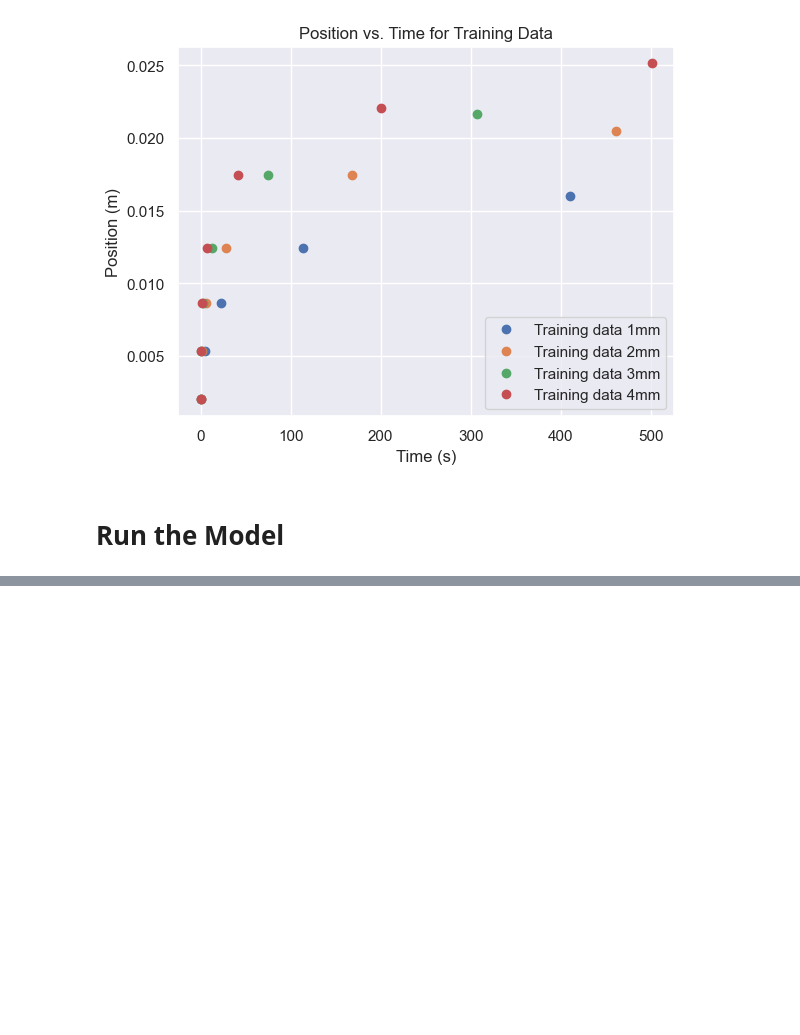
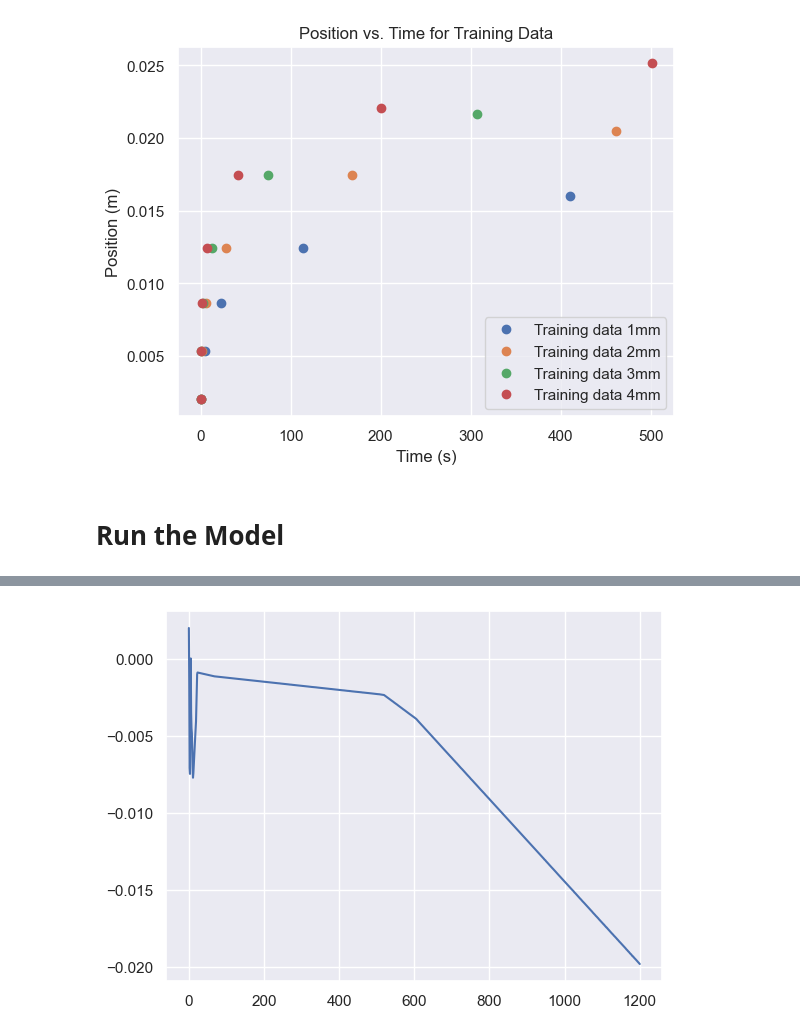
Before and after one commit to rahavdayan/pinns-model, a Jupyter notebook: src/ferrofluid/ferrofluid.ipynb, the cells around one changed output, grey strips where cells are left out. Saved outputs shown, nothing was run; the diff lists cells and outputs as text; code cells hidden in the pictures; blank space fills up the shorter version.

```diff
--- a/src/ferrofluid/ferrofluid.ipynb
+++ b/src/ferrofluid/ferrofluid.ipynb
@@ -102,0 +103,6 @@ plt.show()
+# %%
+pred = different_droplet_networks[0].predict(times)
+plt.plot(times, pred)
+plt.show()
+# %% [output]
+[figure, added]
```
Also changed, not shown: parts of 2 cells of this notebook, 6 other files.
